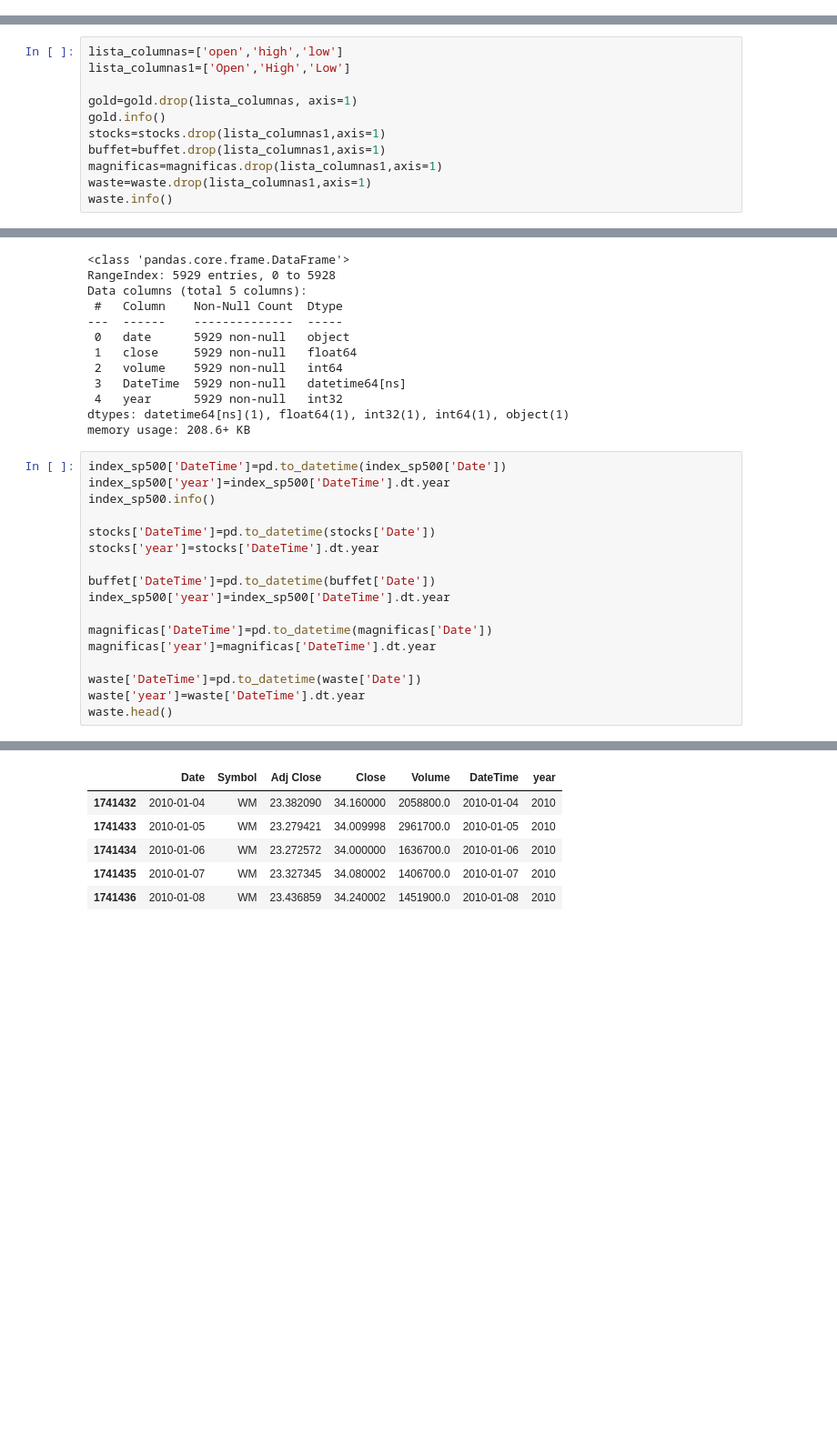
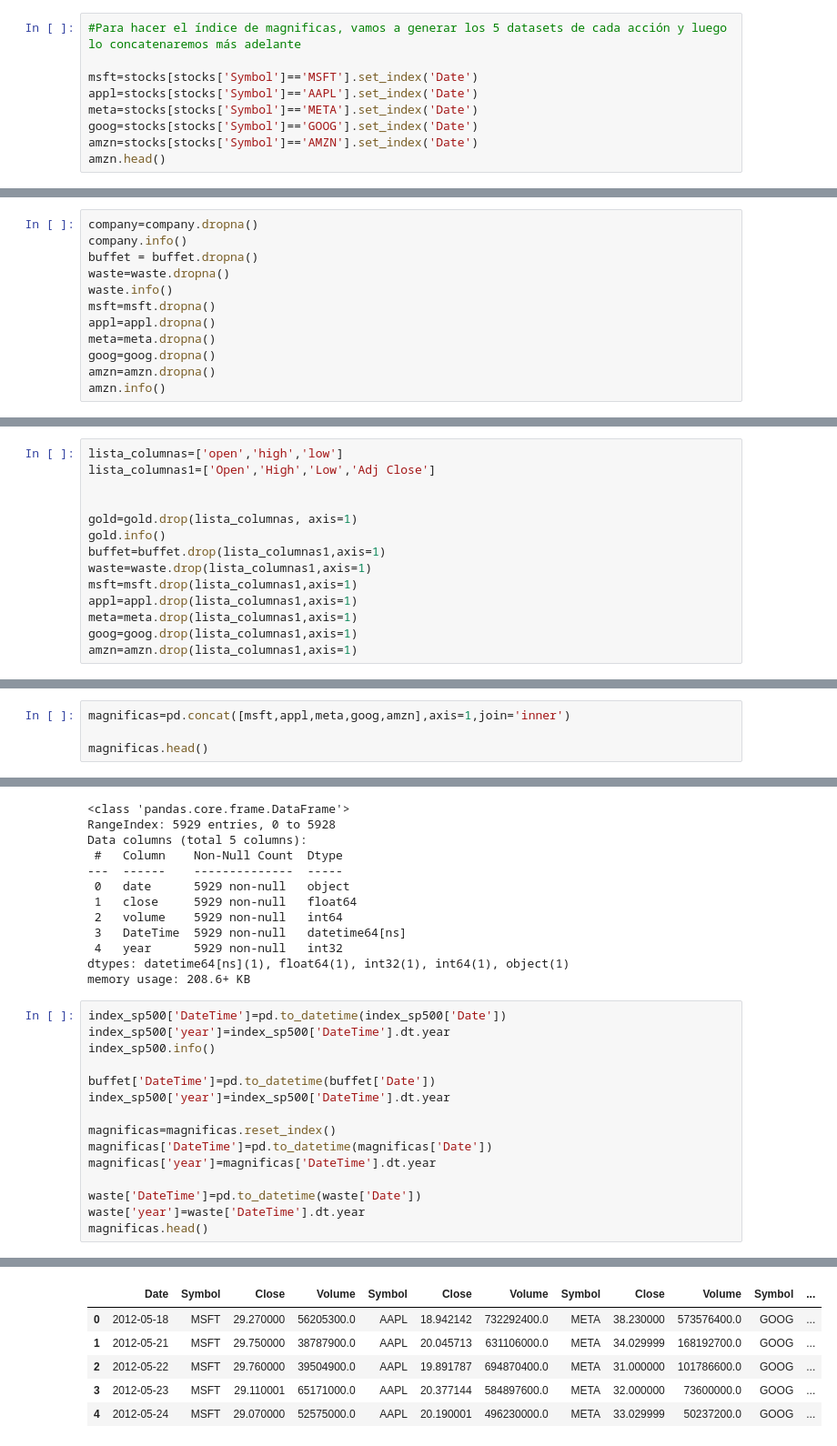
Before and after one commit to adriani94bil/EDA_SP500_Model, a Jupyter notebook: EDA.ipynb, the cells around one changed output, grey strips where cells are left out. Shown: that part at 91% size. Cells and saved outputs as stored; diff of their text form; blank space fills up the shorter version.

```diff
--- a/EDA.ipynb
+++ b/EDA.ipynb
@@ -28,3 +29,12 @@ waste.head()
 | 1741434 | 2010-01-06 | WM | 23.272572 | 34.000000 | 34.150002 | 33.779999 | 33.869999 | 1636700.0 |
 | 1741435 | 2010-01-07 | WM | 23.327345 | 34.080002 | 34.119999 | 33.820000 | 33.939999 | 1406700.0 |
 | 1741436 | 2010-01-08 | WM | 23.436859 | 34.240002 | 34.330002 | 33.669998 | 33.919998 | 1451900.0 |
+# %%
+#Para hacer el índice de magnificas, vamos a generar los 5 datasets de cada acción y luego lo concatenaremos más adelante
+
+msft=stocks[stocks['Symbol']=='MSFT'].set_index('Date')
+appl=stocks[stocks['Symbol']=='AAPL'].set_index('Date')
+meta=stocks[stocks['Symbol']=='META'].set_index('Date')
+goog=stocks[stocks['Symbol']=='GOOG'].set_index('Date')
+amzn=stocks[stocks['Symbol']=='AMZN'].set_index('Date')
+amzn.head()
@@ -99,0 +89,12 @@ memory usage: 253.0+ KB
+# %%
+company=company.dropna()
+company.info()
+buffet = buffet.dropna()
+waste=waste.dropna()
+waste.info()
+msft=msft.dropna()
+appl=appl.dropna()
+meta=meta.dropna()
+goog=goog.dropna()
+amzn=amzn.dropna()
+amzn.info()
@@ -101,15 +120,18 @@ memory usage: 253.0+ KB
 ### ELIMINADO VALORES DE TRADING
 # %%
 lista_columnas=['open','high','low']
-lista_columnas1=['Open','High','Low']
+lista_columnas1=['Open','High','Low','Adj Close']
+
 
 gold=gold.drop(lista_columnas, axis=1)
 gold.info()
-stocks=stocks.drop(lista_columnas1,axis=1)
 buffet=buffet.drop(lista_columnas1,axis=1)
-magnificas=magnificas.drop(lista_columnas1,axis=1)
 waste=waste.drop(lista_columnas1,axis=1)
-waste.info()
+msft=msft.drop(lista_columnas1,axis=1)
+appl=appl.drop(lista_columnas1,axis=1)
+meta=meta.drop(lista_columnas1,axis=1)
+goog=goog.drop(lista_columnas1,axis=1)
+amzn=amzn.drop(lista_columnas1,axis=1)
 # %% [output]
 <class 'pandas.core.frame.DataFrame'>
 RangeIndex: 5929 entries, 0 to 5928
@@ -130,0 +148,4 @@ memory usage: 168.7+ KB
+# %%
+magnificas=pd.concat([msft,appl,meta,goog,amzn],axis=1,join='inner')
+
+magnificas.head()
@@ -153,35 +182,33 @@ memory usage: 208.6+ KB
 # %%
 index_sp500['DateTime']=pd.to_datetime(index_sp500['Date'])
 index_sp500['year']=index_sp500['DateTime'].dt.year
 index_sp500.info()
 
-stocks['DateTime']=pd.to_datetime(stocks['Date'])
-stocks['year']=stocks['DateTime'].dt.year
-
 buffet['DateTime']=pd.to_datetime(buffet['Date'])
 index_sp500['year']=index_sp500['DateTime'].dt.year
 
+magnificas=magnificas.reset_index()
 magnificas['DateTime']=pd.to_datetime(magnificas['Date'])
 magnificas['year']=magnificas['DateTime'].dt.year
 
 waste['DateTime']=pd.to_datetime(waste['Date'])
 waste['year']=waste['DateTime'].dt.year
-waste.head()
+magnificas.head()
 # %% [output]
 <class 'pandas.core.frame.DataFrame'>
 RangeIndex: 2518 entries, 0 to 2517
 Data columns (total 4 columns):
  #   Column    Non-Null Count  Dtype
 ---  ------    --------------  -----
  0   Date      2518 non-null   object
  1   S&P500    2518 non-null   float64
  2   DateTime  2518 non-null   datetime64[ns]
  3   year      2518 non-null   int32
 dtypes: datetime64[ns](1), float64(1), int32(1), object(1)
 memory usage: 69.0+ KB
-|  | Date | Symbol | Adj Close | Close | Volume | DateTime | year |
-| 1741432 | 2010-01-04 | WM | 23.382090 | 34.160000 | 2058800.0 | 2010-01-04 | 2010 |
-| 1741433 | 2010-01-05 | WM | 23.279421 | 34.009998 | 2961700.0 | 2010-01-05 | 2010 |
-| 1741434 | 2010-01-06 | WM | 23.272572 | 34.000000 | 1636700.0 | 2010-01-06 | 2010 |
-| 1741435 | 2010-01-07 | WM | 23.327345 | 34.080002 | 1406700.0 | 2010-01-07 | 2010 |
-| 1741436 | 2010-01-08 | WM | 23.436859 | 34.240002 | 1451900.0 | 2010-01-08 | 2010 |
+|  | Date | Symbol | Close | Volume | Symbol | Close | Volume | Symbol | Close | Volume | Symbol | ... |
+| 0 | 2012-05-18 | MSFT | 29.270000 | 56205300.0 | AAPL | 18.942142 | 732292400.0 | META | 38.230000 | 573576400.0 | GOOG | ... |
+| 1 | 2012-05-21 | MSFT | 29.750000 | 38787900.0 | AAPL | 20.045713 | 631106000.0 | META | 34.029999 | 168192700.0 | GOOG | ... |
+| 2 | 2012-05-22 | MSFT | 29.760000 | 39504900.0 | AAPL | 19.891787 | 694870400.0 | META | 31.000000 | 101786600.0 | GOOG | ... |
+| 3 | 2012-05-23 | MSFT | 29.110001 | 65171000.0 | AAPL | 20.377144 | 584897600.0 | META | 32.000000 | 73600000.0 | GOOG | ... |
+| 4 | 2012-05-24 | MSFT | 29.070000 | 52575000.0 | AAPL | 20.190001 | 496230000.0 | META | 33.029999 | 50237200.0 | GOOG | ... |
```
Also changed, not shown: parts of 13 cells of this notebook, 4 other files.
